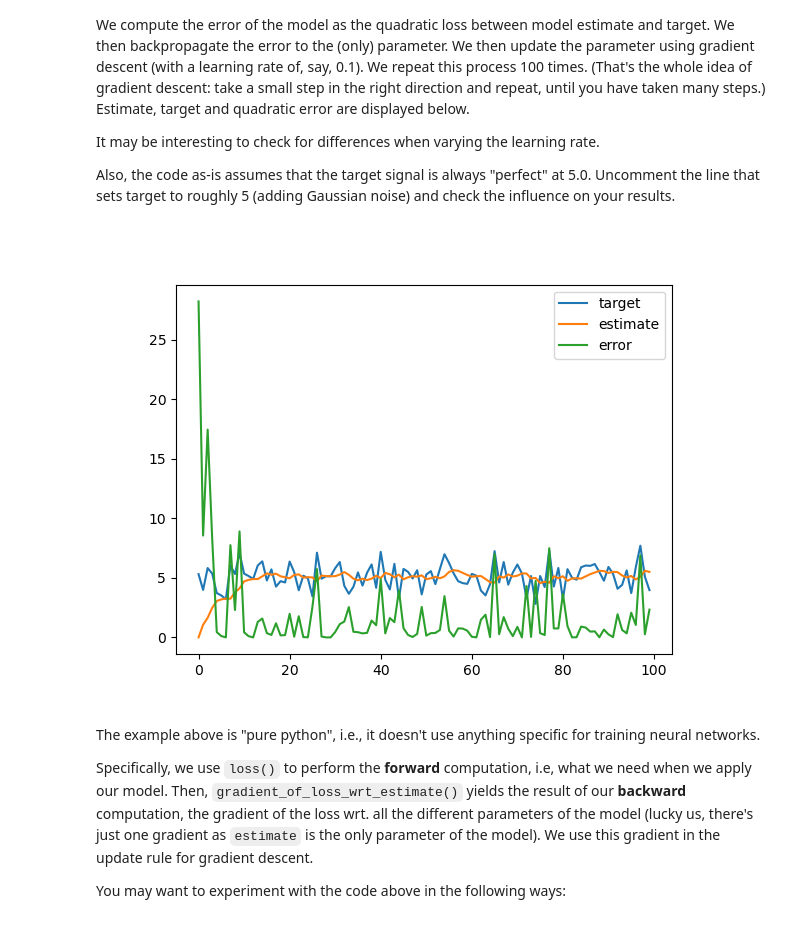
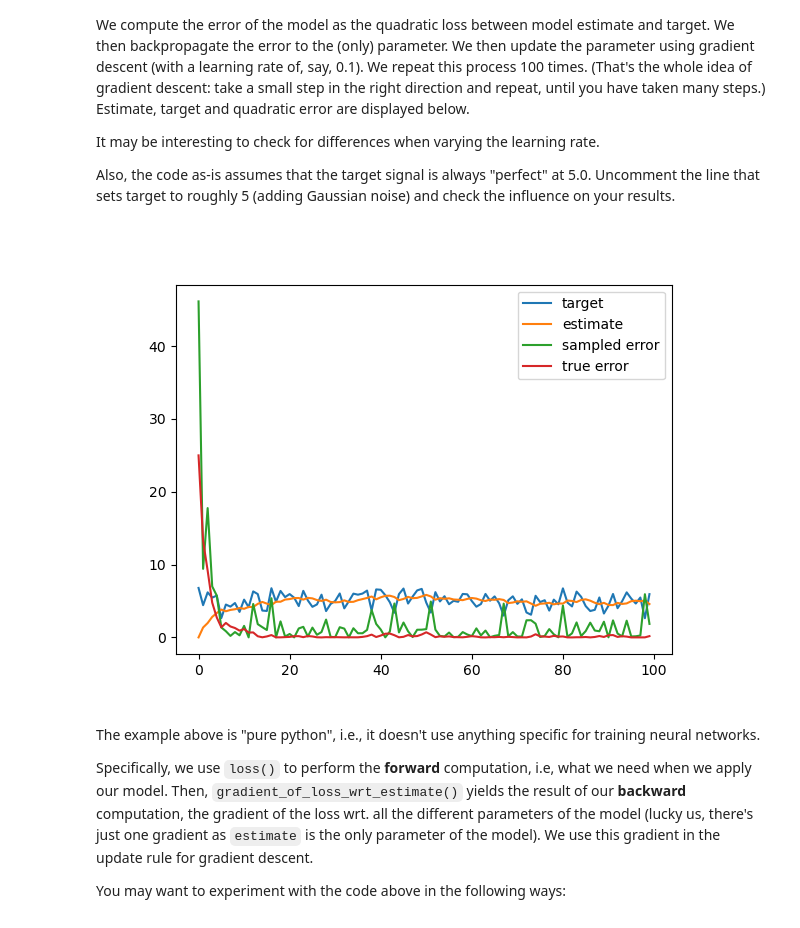
Before and after one commit to timobaumann/fobi-neuronale-netze, a Jupyter notebook: PyTorch.ipynb, the cells around one changed output. Drawn from its saved outputs; the diff is of its cells as text; code cells hidden in the pictures.

```diff
--- a/PyTorch.ipynb
+++ b/PyTorch.ipynb
@@ -44,7 +44,9 @@ Also, the code as-is assumes that the target signal is always "perfect" at 5.0.
 # The goal is to use gradient descent to minimize the squared difference between parameter and input.
 # possible extension: add some noise to the input
 %matplotlib widget
-target = 5.
+true_target = 5.
+target = true_target
+noise_level = 1.
 estimate = 0.
 
 learning_rate = 0.1 # when we "learn", we do not want to take only a small step into the right direction, instead of forgetting all our beliefs from before
@@ -53,36 +55,37 @@ plot_data = defaultdict(lambda : [])
 def loss(estimate, target):
     '''
     very standard quadratic loss.
     by taking the square, we neglect small errors and amplify large errors
     (and we automatically neglect the sign of the error)
     '''
     return (target - estimate) ** 2
 
 def gradient_of_loss_wrt_estimate(estimate, target):
     '''
     computes how the loss changes when the estimate changes
     This is the derivative of the loss function
     '''
     return 2 * (target - estimate)
 
 # in gradient descent, we take many small steps (here: 100) and repeatedly change
 # the estimate according to the derivative of the parameters wrt to the error
 # using a small learning rate (which increases the number of steps necessary but
 # makes learning more robust to noise).
 # an alternative to a predetermined number of steps is checking performance on held-out
 # data and stopping after no improvements occur, or stopping once the loss stops to improve.
 for iteration in range(100):
-    target = random.normalvariate(5., 1.) # this version varies the input (what you get with "data" drawn from some underlying distribution
+    target = random.normalvariate(true_target, noise_level) # this version varies the input (what you get with "data" drawn from some underlying distribution
     error = loss(estimate, target)
     plot_data["target"].append(target)
     plot_data["estimate"].append(estimate)
-    plot_data["error"].append(error)
+    plot_data["sampled error"].append(error)
+    plot_data["true error"].append(loss(estimate, true_target))
     derivative_of_error = gradient_of_loss_wrt_estimate(estimate, target)
     estimate += learning_rate * derivative_of_error # gradient descent!
 
 plot(plot_data)
 # %% [output]
-[figure, old version]
+[figure, new version]
 # %% [markdown]
 The example above is "pure python", i.e., it doesn't use anything specific for training neural networks.
 
```
Also changed, not shown: parts of 2 cells of this notebook, 1 other file.
